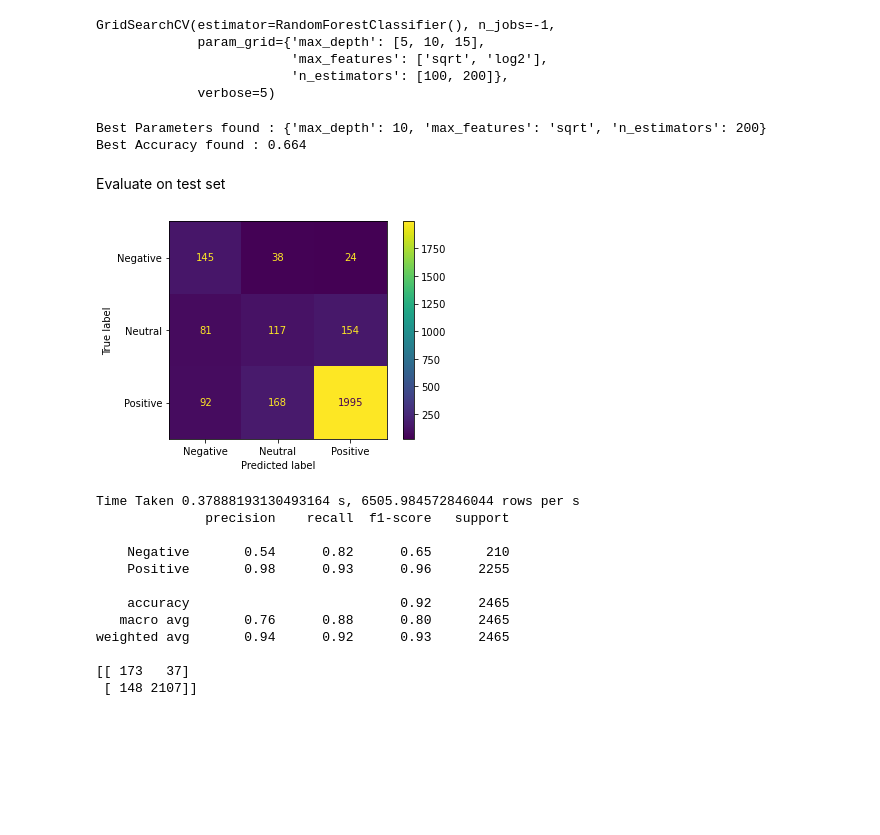
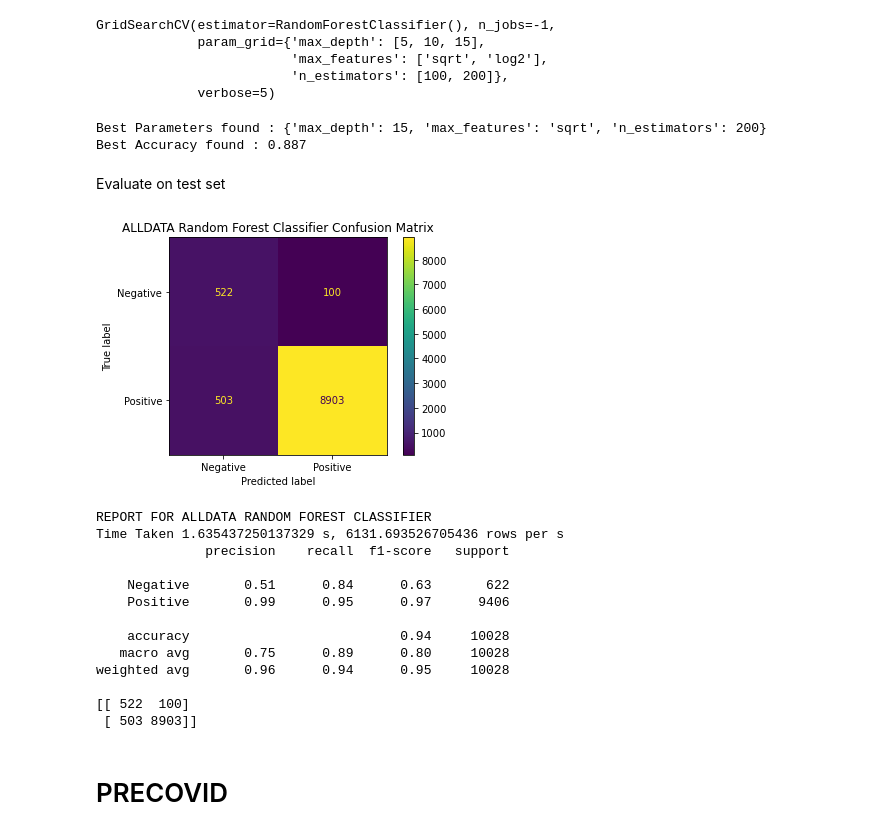
Before and after one commit to AmmarBagharib/sentiment_analysis_bt4222, a Jupyter notebook: codes/MachineLearningMethods.ipynb, the cells around one changed output. Cells and saved outputs as stored; diff of their text form; code cells hidden in the pictures; blank space fills up the shorter version.

```diff
--- a/codes/MachineLearningMethods.ipynb
+++ b/codes/MachineLearningMethods.ipynb
@@ -99,7 +102,7 @@ def combine_csv_to_dataframe(file_names, all_star = False, filterDate = True):
     return combined_df
 # %%
 #data_path = '/content/drive/MyDrive/BT4222/data/mbs_reviews.csv'
-df = combine_csv_to_dataframe(star3, all_star = False, filterDate = False)
+df = combine_csv_to_dataframe(star3+star4+star5, all_star = True, filterDate = False)
 # %% [output]
 Length of ..\data\processed\cleaned_ibis-sg-bencoolen.csv is 2217
 Length of ..\data\processed\cleaned_hotel-boss.csv is 3568
@@ -133,7 +148,7 @@ Then, we split the data into train and validation sets using train_test_split.
 # %%
 df.dropna(subset=['label'], inplace=True)
 # %%
-#df = df[df["label"]!='Neutral']
+df = df[df["label"]!='Neutral']
 # %%
 df['label'] = df['label'].astype('category')
 # %%
@@ -394,36 +426,42 @@ GridSearchCV(estimator=RandomForestClassifier(), n_jobs=-1,
 print('Best Parameters found : {}'.format(rf_model.best_params_))
 print('Best Accuracy found : {:.3f}\n'.format(rf_model.best_score_))
 # %% [output]
-Best Parameters found : {'max_depth': 10, 'max_features': 'sqrt', 'n_estimators': 200}
-Best Accuracy found : 0.664
+Best Parameters found : {'max_depth': 15, 'max_features': 'sqrt', 'n_estimators': 200}
+Best Accuracy found : 0.887
 # %% [markdown]
 Evaluate on test set
 # %%
 predictions = rf_model.predict(tfidf_features_test)
 cm = confusion_matrix(y_test, predictions, labels=rf_model.classes_)
 disp = ConfusionMatrixDisplay(confusion_matrix=cm, display_labels=rf_model.classes_)
+
 disp.plot()
+plt.title(f"{DATANAME} Random Forest Classifier Confusion Matrix")
 plt.show()
 # %% [output]
-[figure, old version]
+[figure, new version]
 # %%
 t1 = time.time()
 
 predictions = rf_model.predict(tfidf_features_test)
 t2 = time.time()
+print(f"REPORT FOR {DATANAME} RANDOM FOREST CLASSIFIER")
 print(f'Time Taken {t2-t1} s, {len(y_test)/(t2-t1)} rows per s')
 print(sklearn.metrics.classification_report(y_test, predictions, target_names=['Negative', 'Positive']))
 print(sklearn.metrics.confusion_matrix(y_test, predictions, labels=rf_model.classes_))
 # %% [output]
-Time Taken 0.37888193130493164 s, 6505.984572846044 rows per s
+REPORT FOR ALLDATA RANDOM FOREST CLASSIFIER
+Time Taken 1.635437250137329 s, 6131.693526705436 rows per s
               precision    recall  f1-score   support
 
-    Negative       0.54      0.82      0.65       210
-    Positive       0.98      0.93      0.96      2255
+    Negative       0.51      0.84      0.63       622
+    Positive       0.99      0.95      0.97      9406
 
-    accuracy                           0.92      2465
-   macro avg       0.76      0.88      0.80      2465
-weighted avg       0.94      0.92      0.93      2465
+    accuracy                           0.94     10028
+   macro avg       0.75      0.89      0.80     10028
+weighted avg       0.96      0.94      0.95     10028
 
-[[ 173   37]
- [ 148 2107]]
+[[ 522  100]
+ [ 503 8903]]
+# %% [markdown]
+# PRECOVID
```
Also changed, not shown: parts of 45 cells of this notebook, 1 other file.
